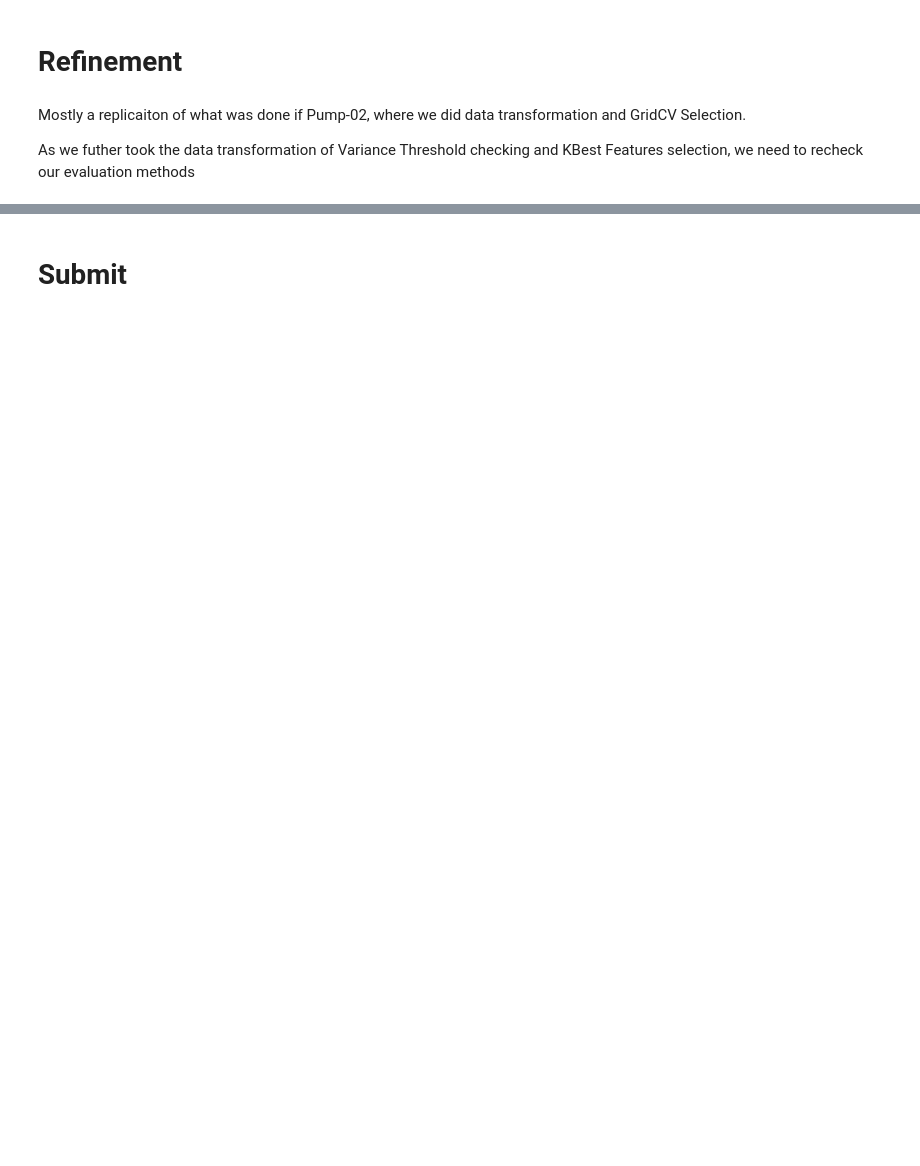
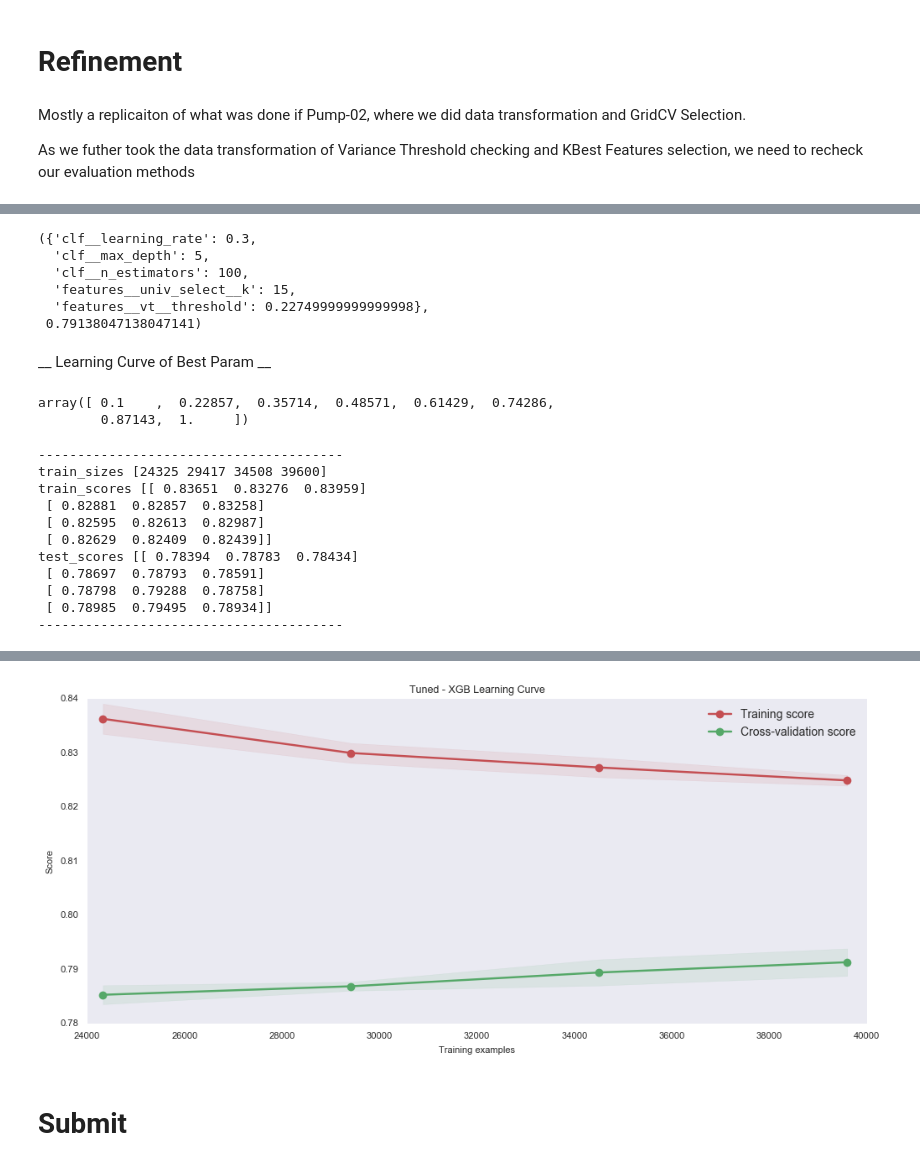
Before and after one commit to msampathkumar/datadriven, a Jupyter notebook: PumpIt-05.ipynb, the cells around one changed output, grey strips where cells are left out. Drawn from its saved outputs; the diff is of its cells as text; code cells hidden in the pictures; blank space fills up the shorter version.

```diff
--- a/PumpIt-05.ipynb
+++ b/PumpIt-05.ipynb
@@ -238,0 +234,5 @@ Avg Score: [ 0.15965  0.15904  0.16     0.15978  0.15939]
+# %%
+X, y, TEST_X = sam_pickle_load(prefix='tmp/Iteration2_final_')
+
+# preprocess dataset, split into training and test part
+# X_train, X_test, y_train, y_test =  train_test_split(X, y, test_size=.25, random_state=42)
@@ -238,0 +343,27 @@ Avg Score: [ 0.15965  0.15904  0.16     0.15978  0.15939]
+# %%
+RS.best_params_, RS.best_score_
+# %% [output]
+({'clf__learning_rate': 0.3,
+  'clf__max_depth': 5,
+  'clf__n_estimators': 100,
+  'features__univ_select__k': 15,
+  'features__vt__threshold': 0.22749999999999998},
+ 0.79138047138047141)
+# %% [markdown]
+__ Learning Curve of Best Param __
+# %%
+#############################################################################
+# Variance Check
+vt = VarianceThreshold(threshold=0.22749999999999998)
+
+# Select K Best
+selection = SelectKBest(chi2, k=15)
+
+# Features Selector - Union
+combined_features = FeatureUnion([("vt", vt), ("univ_select", selection)])
+#############################################################################
+# Classifier
+clf = xgb.XGBClassifier(learning_rate=0.3, n_estimators=100, max_depth=5)
+#############################################################################
+# Piplining
+# pipeline = Pipeline([("features", combined_features), ("clf", clf)])
@@ -238,0 +372,27 @@ Avg Score: [ 0.15965  0.15904  0.16     0.15978  0.15939]
+# %%
+np.linspace(.1, 1.0, 8)
+# %% [output]
+array([ 0.1    ,  0.22857,  0.35714,  0.48571,  0.61429,  0.74286,
+        0.87143,  1.     ])
+# %%
+plot_learning_curve(estimator=clf,
+                    title='Tuned - XGB Learning Curve',
+#                     X=X, # Optimised to X_new
+                    X=X_new,
+                    y=y, ylim=None, cv=3,
+                    n_jobs=1,
+#                     train_sizes=np.linspace(.1, 1.0, 8), # optimising search space
+                    train_sizes=[0.61429, 0.74286, 0.87143, 1.0 ]
+                   )
+# %% [output]
+---------------------------------------
+train_sizes [24325 29417 34508 39600]
+train_scores [[ 0.83651  0.83276  0.83959]
+ [ 0.82881  0.82857  0.83258]
+ [ 0.82595  0.82613  0.82987]
+ [ 0.82629  0.82409  0.82439]]
+test_scores [[ 0.78394  0.78783  0.78434]
+ [ 0.78697  0.78793  0.78591]
+ [ 0.78798  0.79288  0.78758]
+ [ 0.78985  0.79495  0.78934]]
+---------------------------------------
@@ -239,2 +400,3 @@ Avg Score: [ 0.15965  0.15904  0.16     0.15978  0.15939]
+[figure, added]
 # %% [markdown]
 # Submit
```
Also changed, not shown: parts of 63 cells of this notebook, 4 other files.
